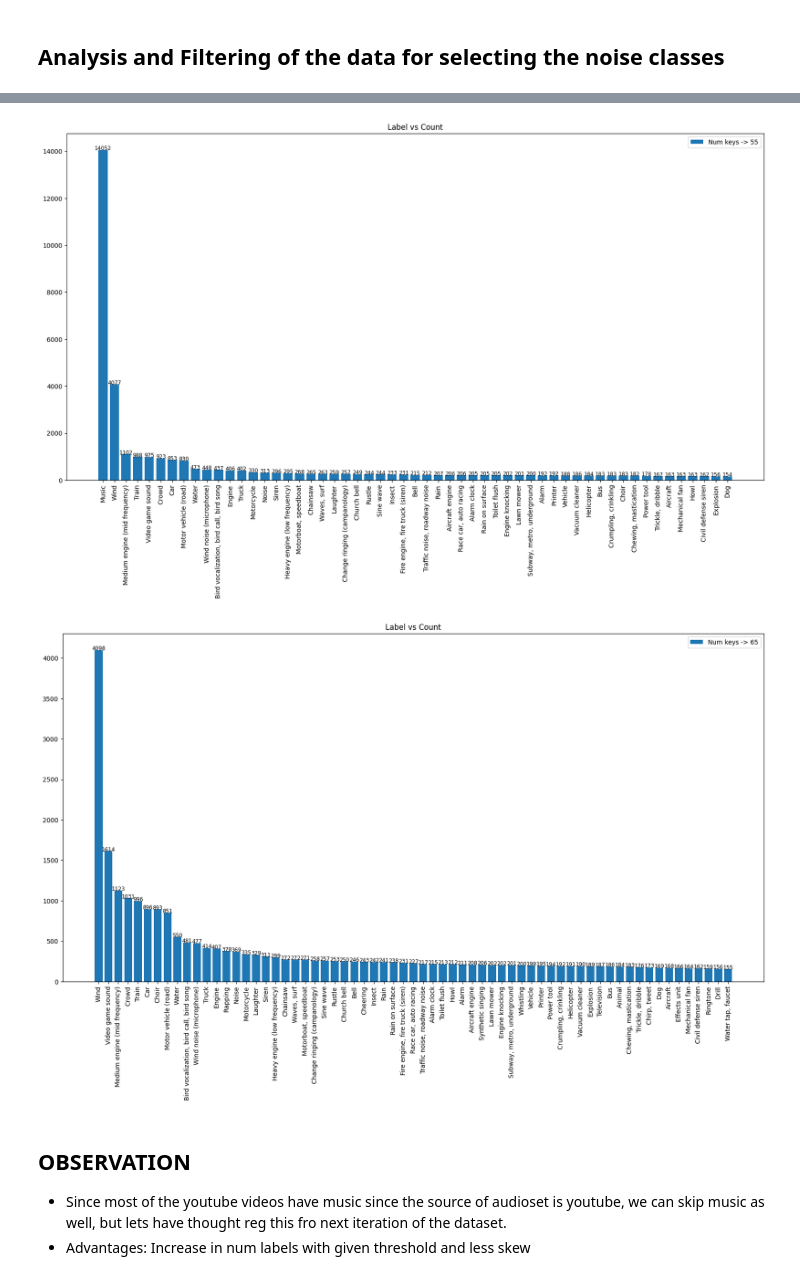
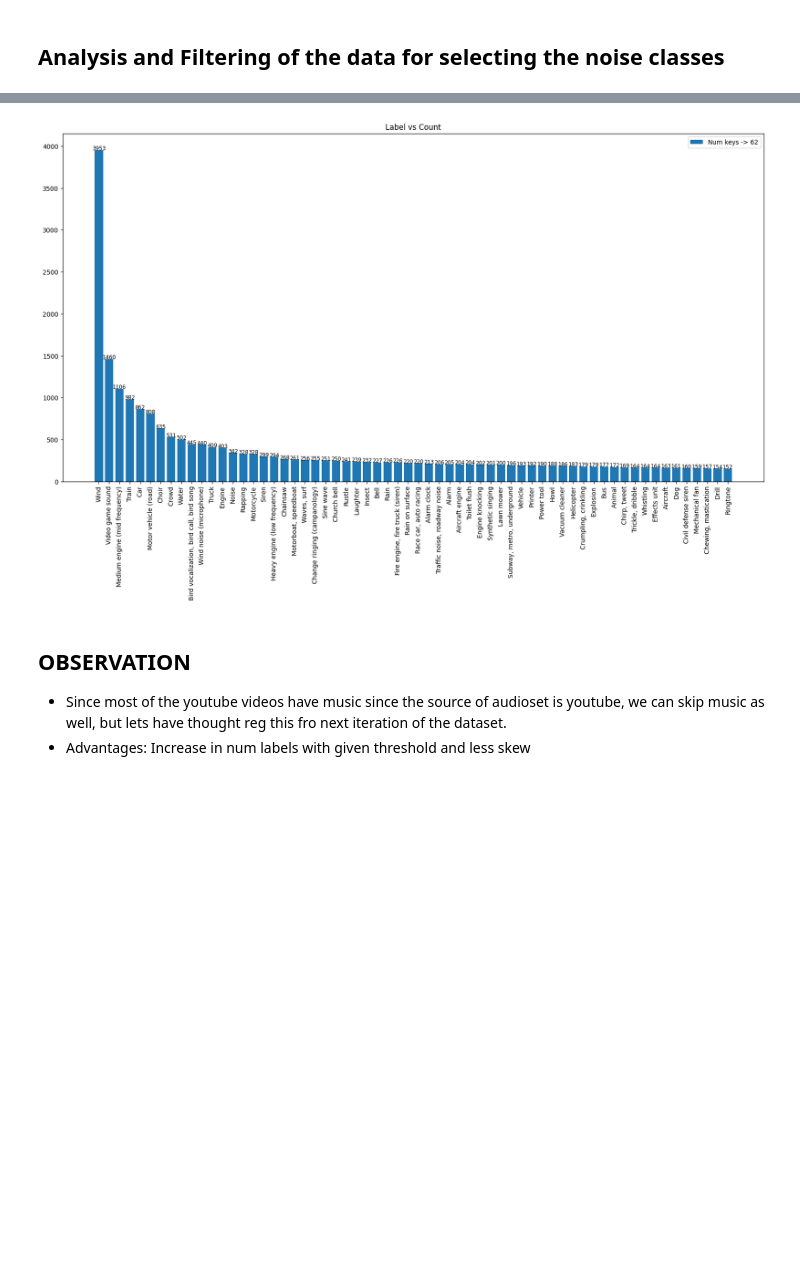
Before and after one commit to WhissleAI/visual_speech_recognition, a Jupyter notebook: analysis_audioset.ipynb, the cells around one changed output, grey strips where cells are left out. Cells and saved outputs as stored; diff of their text form; code cells hidden in the pictures; blank space fills up the shorter version.

```diff
--- a/analysis_audioset.ipynb
+++ b/analysis_audioset.ipynb
@@ -13,6 +13,7 @@ def extract_ytid_and_start(segment_id):
     start_seconds = int(startimems) / 1000.0
     return ytid, start_seconds
 
+mid_to_label = pd.read_csv('/disk1/audioset/annotations/mid_to_display_name.tsv', sep='\t', names=['mid', 'label'])
 # Apply the function to extract YTID and start_seconds
 df['YTID'], df['start_seconds'] = zip(*df['segment_id'].map(extract_ytid_and_start))
 
@@ -22,7 +23,9 @@ df['end_seconds'] = df['start_seconds'] + 10.0
 # Group by YTID, start_seconds, and end_seconds and aggregate labels
 result = df.groupby(['YTID', 'start_seconds', 'end_seconds'])['label'].apply(lambda x: ',"' + ','.join(x) + '"').reset_index()
 
-speech_labels = ['/m/02zsn','/m/05zppz','/m/07qfr4h','/m/09x0r','/m/0brhx','/m/0ytgt']
+speech_labels = ['/m/02zsn','/m/05zppz','/m/07qfr4h','/m/09x0r','/m/0brhx','/m/0ytgt','/t/dd00005','/t/dd00004', '/t/dd00003','/m/0dgw9r','/m/015lz1']
+# print_labels_avoided
+print(mid_to_label[mid_to_label['mid'].isin(speech_labels)]['label'])
 
 for label in speech_labels:
     # if label not in result['label'] coloumn then only consider that row
@@ -38,4 +41,4 @@ result.rename(columns={
 
 # Save to CSV file
 # Replace 'output_file.csv' with the path where you want to save the CSV file
-result.to_csv('/disk1/audioset/annotations/audioset_train_strong.csv', index=False)
+# result.to_csv('/disk1/audioset/annotations/audioset_train_strong.csv', index=False) #!! only save once
@@ -88,7 +104,6 @@ sets = ['train', 'eval']
 ann_files_real = ['audioset_train_strong.tsv', 'audioset_eval_strong.tsv']
 ann_files_speech_rem = ['audioset_train_strong.csv', 'audioset_eval_strong.csv']
 base_dir = '/disk1/audioset/annotations/'
-mid_to_label = pd.read_csv(base_dir + 'mid_to_display_name.tsv', sep='\t', names=['mid', 'label'])
 def extract_ytid_and_start(segment_id):
     ytid, startimems = segment_id.rsplit('_', 1)
     start_seconds = int(startimems) / 1000.0
@@ -233,12 +180,11 @@ def plot_binned_bar_graph_of_meantime_to_num_labels_num_samples(df, bin_size=1):
 for split_type in ['train']:
     print(f"Split Type -> {split_type}")
     df = dfs[split_type]
-    mids_to_avoid = ['/t/dd00004', '/t/dd00003', '/m/0c1dj', '/t/dd00005', '/m/093_4n', '/m/015lz1', '/m/0dgw9r', '/t/dd00077']
     df = get_samples_greater_than_given_len(df, 1)
     print(f"Num samples greater than 1 sec -> {len(df)}")
     # plot_binned_bar_graph_of_meantime_to_num_labels_num_samples(df)
     df = get_samples_with_mean_label_time_greater_than_given_len(df, 2)
-    df = rem_samples_from_mids_to_avoid(df, mids_to_avoid)
+    # df = rem_samples_from_mids_to_avoid(df, mids_to_avoid)
     label_to_samples = get_num_samples_for_given_labels(df, df['label'].unique())
     print(f"Num samples with mean label time greater than 2 sec -> {len(df)}, Num labels -> {len(df['label'].unique())}")
     break
@@ -261,7 +207,7 @@ df.head()
 | 16 | 4PPmyY_-YrA_30000 | 0.000 | 10.000 | /m/03wvsk | 4PPmyY_-YrA | 30.0 | 40.0 | ... |
 | 18 | LvNUyQ3xuAQ_0 | 0.596 | 5.677 | /m/015jpf | LvNUyQ3xuAQ | 0.0 | 10.0 | ... |
 # %%
-
+import matplotlib.pyplot as plt
 def plot_label_vs_count(label_to_count, mid_to_label,min_num_samples ):
     """
     Plots a bar chart of labels vs. their counts.
@@ -288,14 +234,13 @@ def plot_label_vs_count(label_to_count, mid_to_label,min_num_samples ):
     plt.show()
 
 
-def process_youtube_data(df, mid_to_label, with_music=False):
+def process_youtube_data(df, with_music=False):
     """
     Process YouTube data to find the label with the maximum duration for each YTID,
     and then count and print the labels in descending order of their counts.
 
     Args:
         df (pd.DataFrame): DataFrame containing YouTube segment data.
-        mid_to_label (pd.DataFrame): DataFrame containing label mapping.
 
     Returns:
         ytid_to_label_max_duration (dict): mapping YTID to label with the maximum duration.
@@ -303,7 +248,7 @@ def process_youtube_data(df, mid_to_label, with_music=False):
     """
     # Convert DataFrame to dictionary records
     data = df.to_dict('records')
-
+    mids_to_avoid = [ '/m/0c1dj', '/m/093_4n', '/t/dd00077', '/m/04rlf'] # ['Sound Effect', 'Background Noise', 'Mechanisms', 'Music]
     # Initialize the dictionary to store the label with max duration for each YTID
     ytid_to_label = {}
 
@@ -314,48 +259,47 @@ def process_youtube_data(df, mid_to_label, with_music=False):
         duration = row['duration']
 
         # If the YTID is not in the dictionary, or if the current duration is greater than the stored one
-        if (ytid not in ytid_to_label or duration > ytid_to_label[ytid]['duration'] )and not (with_music and (label == '/m/04rlf')):
+        if (ytid not in ytid_to_label or duration > ytid_to_label[ytid]['duration'] )and not (with_music and (label in mids_to_avoid)):
             ytid_to_label[ytid] = {'label': label, 'duration': duration, 'start_time': row['start_time_seconds'], 'end_time': row['end_time_seconds']}
 
     # Create a final dictionary with YTID to the label with the max duration
     ytid_to_label_max_duration = {ytid: value['label'] for ytid, value in ytid_to_label.items()}
 
     # Get label to count dictionary
     label_to_count = {}
     for ytid, label in ytid_to_label_max_duration.items():
         if label in label_to_count:
             label_to_count[label] += 1
         else:
             label_to_count[label] = 1
 
     # Sort the label to count dictionary by count in descending order
     label_to_count = dict(sorted(label_to_count.items(), key=lambda item: item[1], reverse=True))
 
     # Print the labels and their counts in descending order
     # idx = 0
     # for mid, count in label_to_count.items():
     #     idx += 1
     #     label = mid_to_label[mid_to_label['mid'] == mid]['label'].values[0]
     #     print(f'{label} ({idx}) -> {count}')
 
     return ytid_to_label_max_duration, label_to_count, ytid_to_label
 
 label_selection_config = {
-"min_num_samples" : 150,
-"max_repeat_ratio" : 2.5
+"min_num_samples_per_class" : 150,
+"min_num_samples_per_for_visual_stimuli":100,
+"target_num_samples" : 450
 }
 
+ytid_to_label_max_duration, label_to_count, ytid_to_label = process_youtube_data(df, with_music=True)
 
-ytid_to_label_max_duration, label_to_count, ytid_to_label = process_youtube_data(df, mid_to_label,with_music=False)
+plot_label_vs_count(label_to_count, mid_to_label,label_selection_config["min_num_samples_per_class"] )
 
-plot_label_vs_count(label_to_count, mid_to_label,label_selection_config["min_num_samples"] )
+# ytid_to_label_max_duration_no_music, label_to_count_no_music, ytid_to_label_no_music = process_youtube_data(df, mid_to_label,with_music=True)
 
-ytid_to_label_max_duration_no_music, label_to_count_no_music, ytid_to_label_no_music = process_youtube_data(df, mid_to_label,with_music=True)
-
-plot_label_vs_count(label_to_count_no_music, mid_to_label,label_selection_config["min_num_samples"] )
+# plot_label_vs_count(label_to_count_no_music, mid_to_label,label_selection_config["min_num_samples"] )
 # %% [output]
-[figure, old version]
+[figure, new version]
-[figure, removed]
 # %% [markdown]
 ## OBSERVATION
 - Since most of the youtube videos have music since the source of audioset is youtube, we can skip music as well, but lets have thought reg this fro next iteration of the dataset.
```
Also changed, not shown: parts of 15 cells of this notebook.
